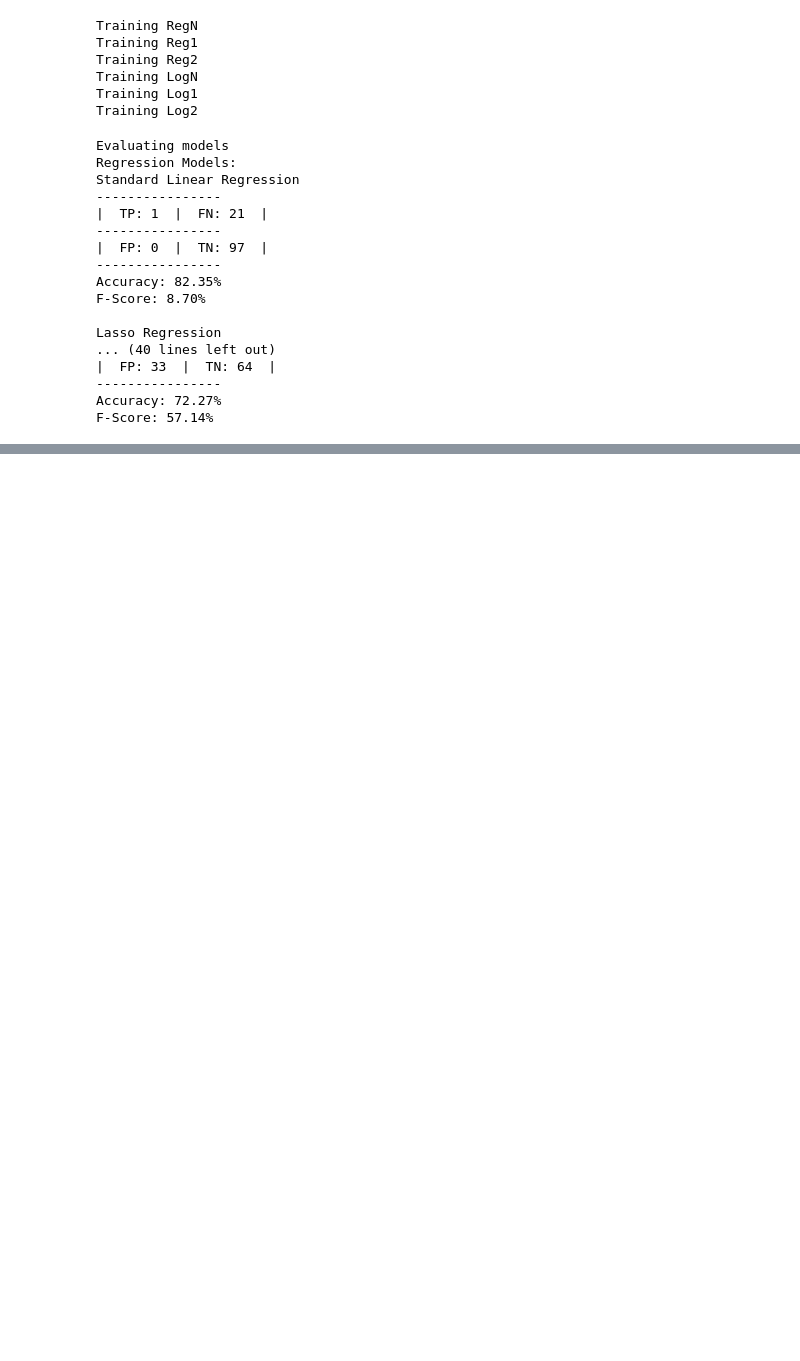
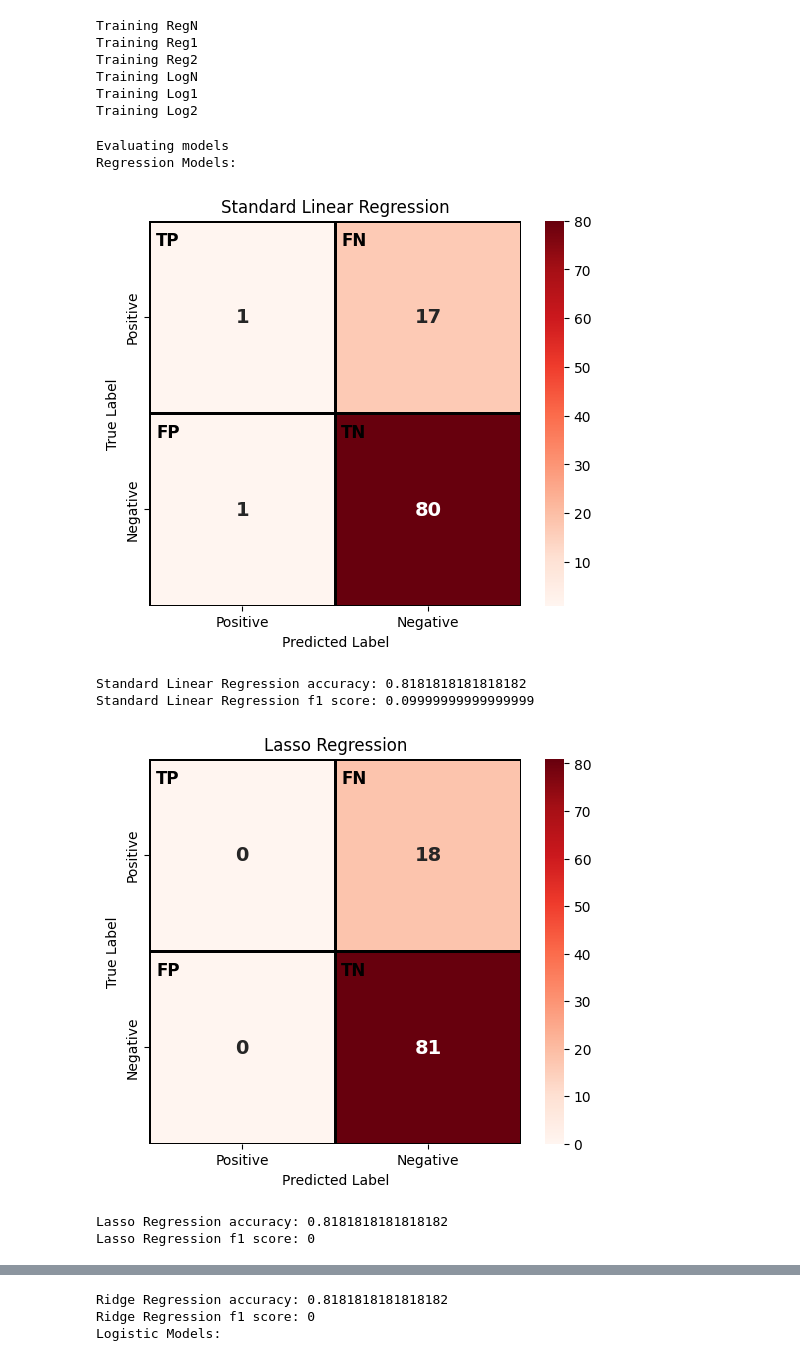
Before and after one commit to Jonelix/StudentPerformance_ML, a Jupyter notebook: student_model_training.ipynb, the cells around one changed output, grey strips where cells are left out. Drawn from its saved outputs; the diff is of its cells as text; code cells hidden in the pictures; blank space fills up the shorter version.

Commit message:
Confusion Matrix visualization and data cleaning functions added

```diff
--- a/student_model_training.ipynb
+++ b/student_model_training.ipynb
@@ -7,7 +7,7 @@ from models import train_linear_model, train_logistic_model
 from sklearn.metrics import accuracy_score
 
 # Load dataset
-relative_path = "data/student_portugal/transformed_student_data.csv"
+relative_path = "data/student_portugal/student_mat_processed.csv"
 data_file = os.path.join(os.getcwd(), relative_path)
 df = pd.read_csv(data_file)
 print("Loaded datafile")
@@ -17,6 +17,6 @@ df = df.drop_duplicates()
 print("Removed duplicate rows")
 
 # Split into training and testing sets (85% training, 15% testing)
-train_df, test_df = train_test_split(df, test_size=0.30, random_state=42)
+train_df, test_df = train_test_split(df, test_size=0.25, random_state=42)
 print("Data split into training and testing sets")
 # %% [output]
@@ -89,51 +136,36 @@ Training LogN
 Training Log1
 Training Log2
 # %%
-from sklearn.metrics import confusion_matrix, f1_score
+from evaluation import plot_confusion_matrix, fscore
 # Testing Section
 print("Evaluating models")
 
 def evaluate_model(model, X_test, y_test, model_name):
     y_pred = model.predict(X_test) > 0
     acc = accuracy_score(y_test, y_pred)
-    f1 = f1_score(y_test, y_pred)
-    tn, fp, fn, tp = confusion_matrix(y_test, y_pred).ravel()
-    print(f"{model_name}")
-    print("----------------")
-    print(f"|  TP: {tp}  |  FN: {fn}  |")
-    print("----------------")
-    print(f"|  FP: {fp}  |  TN: {tn}  |")
-    print("----------------")
-    print(f"Accuracy: {acc:.2%}")
-    print(f"F-Score: {f1:.2%}")
-    print()
+    f1 = fscore(y_test, y_pred)
+    plot_confusion_matrix(y_test, y_pred, model_name)
+    print(f"{model_name} accuracy: {acc}")
+    print(f"{model_name} f1 score: {f1}")
+
 
 # Evaluate regression models
 print("Regression Models:")
 evaluate_model(model1, X_test, (y_test_reg > 0).astype(int), "Standard Linear Regression")
 evaluate_model(model2, X_test, (y_test_reg > 0).astype(int), "Lasso Regression")
 evaluate_model(model3, X_test, (y_test_reg > 0).astype(int), "Ridge Regression")
 
 # Evaluate logistic models
 print("Logistic Models:")
 evaluate_model(model4, X_test, y_test_cls, "Standard Logistic Regression")
 evaluate_model(model5, X_test, y_test_cls, "Lasso Logistic Regression")
 evaluate_model(model6, X_test, y_test_cls, "Ridge Logistic Regression")
 # %% [output]
 Evaluating models
 Regression Models:
-Standard Linear Regression
-----------------
-|  TP: 1  |  FN: 21  |
-----------------
-|  FP: 0  |  TN: 97  |
-----------------
-Accuracy: 82.35%
-F-Score: 8.70%
-
-Lasso Regression
-... (40 lines left out)
-|  FP: 33  |  TN: 64  |
-----------------
-Accuracy: 72.27%
-F-Score: 57.14%
+[figure, added]
+Standard Linear Regression accuracy: 0.8181818181818182
+Standard Linear Regression f1 score: 0.09999999999999999
+[figure, added]
+Lasso Regression accuracy: 0.8181818181818182
+Lasso Regression f1 score: 0
@@ -139,0 +173,3 @@ F-Score: 57.14%
+Ridge Regression accuracy: 0.8181818181818182
+Ridge Regression f1 score: 0
+Logistic Models:
```
Also changed, not shown: parts of 6 cells of this notebook, 15 other files.
